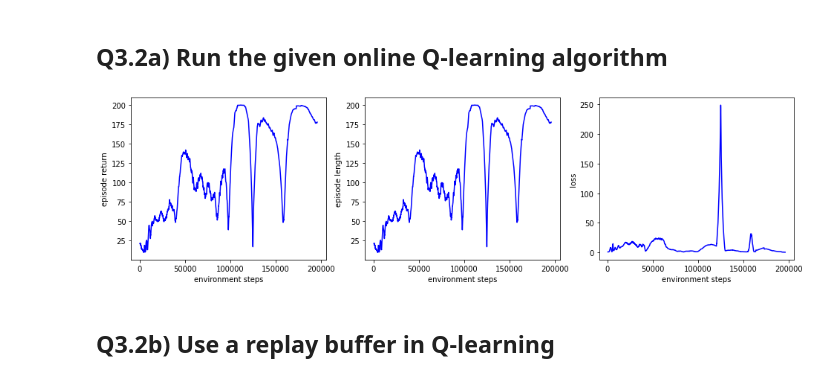
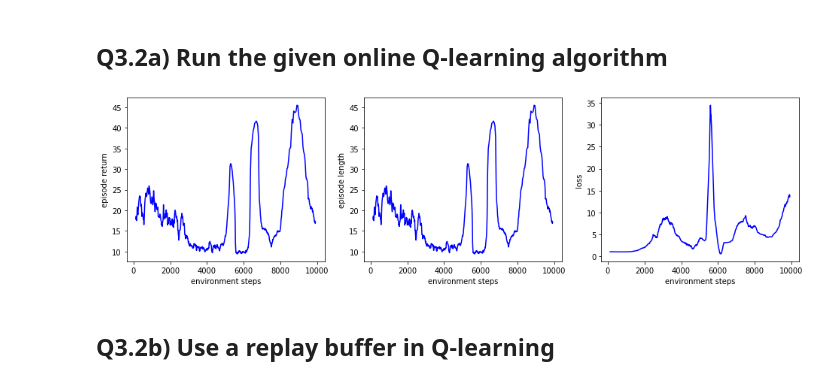
Before and after one commit to jemolano1498/OPPOSD_algorithm, a Jupyter notebook: course_notebooks/dqn_solution.ipynb, the cells around one changed output. Cells and saved outputs as stored; diff of their text form; code cells hidden in the pictures.

```diff
--- a/course_notebooks/dqn_solution.ipynb
+++ b/course_notebooks/dqn_solution.ipynb
@@ -316,7 +316,8 @@ class Runner:
         self.time = 0 if done else self.time + 1
         if done:
             self.sum_rewards = 0
-            self.state = self.env.reset()
+            self.env.reset()
+            self.state = self.env.step(0)[0]
             if self.use_pixels: self.state = self._pixel_observation(reset=True)
         else:
             self.state = next_state
@@ -324,7 +325,7 @@ class Runner:
 
     def run(self, n_steps, transition_buffer=None, trim=True, return_dict=None):
         """ Runs n_steps in the environment and stores them in the trainsition_buffer (newly created if None).
-            If n_steps <= 0, stops at the end of an episode and optionally trins the transition_buffer.
+            If n_steps <= 0, stops at the end of an episode and optionally trims the transition_buffer.
             Returns a dictionary containing the transition_buffer and episode statstics. """
         my_transition_buffer = TransitionBatch(n_steps if n_steps > 0 else self.epi_len, self.transition_format())
         time, episode_start, episode_lengths, episode_rewards = 0, 0, [], []
@@ -343,7 +344,7 @@ class Runner:
                     my_transition_buffer['returns'][i] = my_transition_buffer['rewards'][i] \
                                                          + self.gamma * my_transition_buffer['returns'][i + 1]
                 episode_start = t + 1
-            # Remember statistics and advance (potentially initilaizing a new episode)
+            # Remember statistics and advance (potentially initializing a new episode)
             if d:
                 episode_lengths.append(self.time + 1)
                 episode_rewards.append(self.sum_rewards)
@@ -563,7 +564,7 @@ class Experiment:
     """ Abstract class of an experiment. Contains logging and plotting functionality."""
     def __init__(self, params, model, **kwargs):
         self.params = params
-        self.plot_frequency = params.get('plot_frequency', 100)
+        self.plot_frequency = params.get('plot_frequency', 10)
         self.plot_train_samples = params.get('plot_train_samples', True)
         self.print_when_plot = params.get('print_when_plot', False)
         self.print_dots = params.get('print_dots', False)
@@ -630,8 +631,8 @@ class QLearningExperiment (Experiment):
     """ Experiment that perfoms DQN. You can provide your own learner. """
     def __init__(self, params, model, learner=None, **kwargs):
         super().__init__(params, model, **kwargs)
-        self.max_episodes = params.get('max_episodes', int(1E6))
-        self.max_steps = params.get('max_steps', int(1E9))
+        self.max_episodes = params.get('max_episodes', int(100))
+        self.max_steps = params.get('max_steps', int(100))
         self.run_steps = params.get('run_steps', 0)
         self.grad_repeats = params.get('grad_repeats', 1)
         self.controller = QController(model, num_actions=gym.make(params['env']).action_space.n, params=params)
@@ -697,25 +698,25 @@ class QLearningExperiment (Experiment):
 # %%
 # Q3.2a) Run the given Online Q-learning algorithm without target networks or experience replay
 
 # Executing this code-block defines a new experiment
 params = default_params()
-params['max_steps'] = int(2E5)
+params['max_steps'] = int(10000)
 env = gym.make(params['env'])
 n_actions, state_dim = env.action_space.n, env.observation_space.shape[0]
 model = th.nn.Sequential(th.nn.Linear(state_dim, 128), th.nn.ReLU(),
                          th.nn.Linear(128, 512), th.nn.ReLU(),
                          th.nn.Linear(512, 128), th.nn.ReLU(),
                          th.nn.Linear(128, n_actions))
 experiment = QLearningExperiment(params, model, learner=QLearner(model, params=params))
 
 # Re-executing this code-block picks up the experiment where you left off
 try:
     experiment.run()
 except KeyboardInterrupt:
     experiment.close()
 experiment.plot_training()
 # %% [output]
-[figure, old version]
+[figure, new version]
 # %% [markdown]
 ## Q3.2b) Use a replay buffer in Q-learning <a id=q2></a>
 # %%
```
Also changed, not shown: 12 other files.
